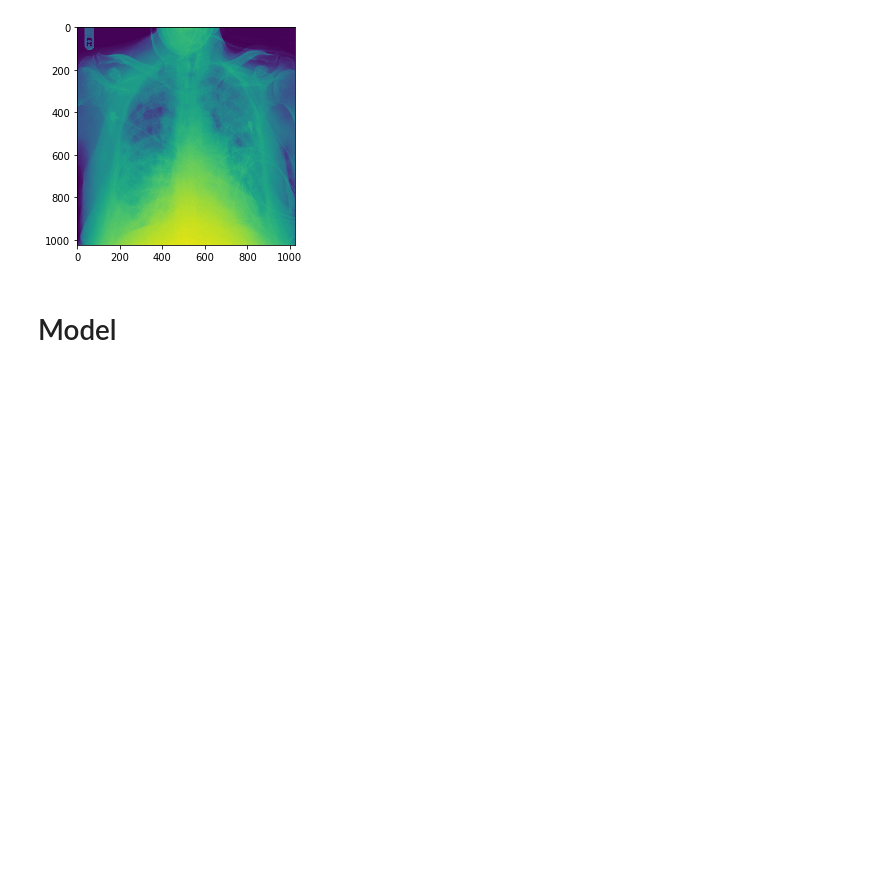
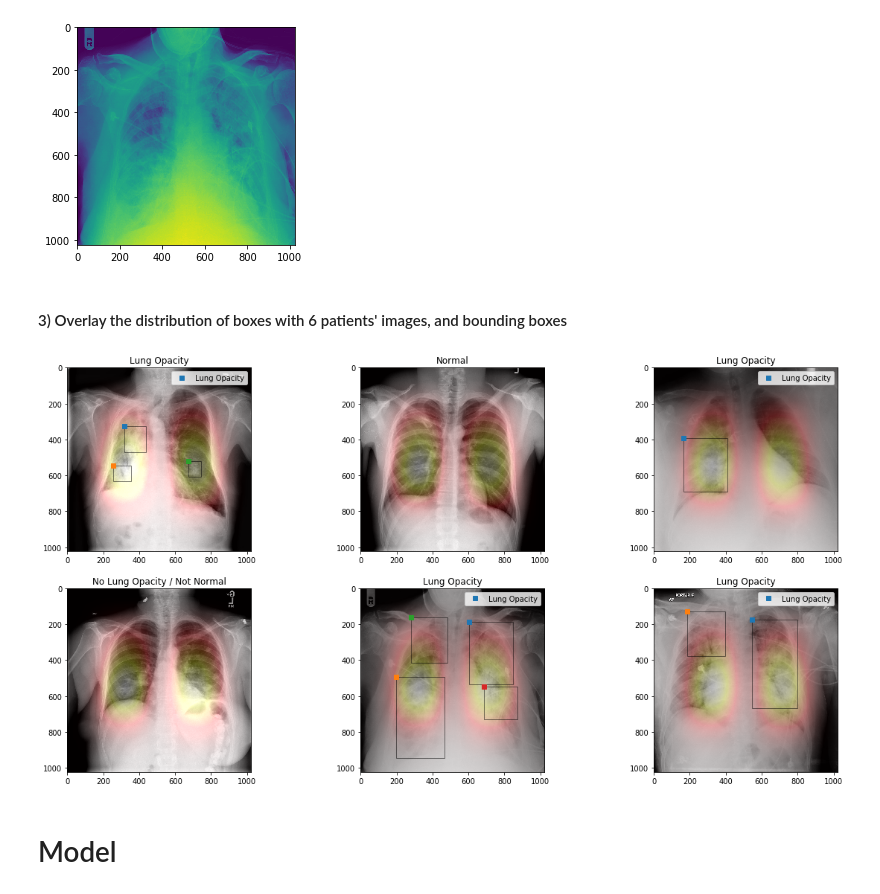
Before and after one commit to dujm/lungfish, a Jupyter notebook: notebooks/lung_pneumonia20190304v1.ipynb, the cells around one changed output. Saved outputs shown, nothing was run; the diff lists cells and outputs as text; code cells hidden in the pictures; blank space fills up the shorter version.

```diff
--- a/notebooks/lung_pneumonia20190304v1.ipynb
+++ b/notebooks/lung_pneumonia20190304v1.ipynb
@@ -311,5 +363,32 @@ plt.show()
 # %% [output]
 [figure]
+# %% [markdown]
+#### 3) Overlay the distribution of boxes with 6 patients' images, and bounding boxes
+# %%
+fig, m_axs = plt.subplots(2, 3, figsize = (20, 10))
+
+for c_ax, (c_path, c_rows) in zip(m_axs.flatten(),
+                    df_sample.groupby(['path'])):
+    c_img_arr = pydicom.read_file(c_path).pixel_array
+    # overlay
+    c_img = plt.cm.gray(c_img_arr)
+    c_img += 0.25*plt.cm.hot(distribution_img/distribution_img.max())
+    c_img = np.clip(c_img, 0, 1)
+    c_ax.imshow(c_img)
+
+    c_ax.set_title('{class}'.format(**c_rows.iloc[0,:]))
+    for i, (_, c_row) in enumerate(c_rows.dropna().iterrows()):
+        c_ax.plot(c_row['x'], c_row['y'], 's', label='{class}'.format(**c_row))
+        c_ax.add_patch(Rectangle(xy=(c_row['x'], c_row['y']),
+                                width=c_row['width'],
+                                height=c_row['height'],
+                                 alpha = 0.5,
+                                fill=False))
+        if i==0: c_ax.legend()
+
+fig.savefig(os.path.join(visul_DIR,'6sample_distribution_boxes.png'), figdpi = 600)
+# %% [output]
+[figure, added]
 # %% [markdown]
 # Model
 # %% [markdown]
```
Also changed, not shown: parts of 31 cells of this notebook.
